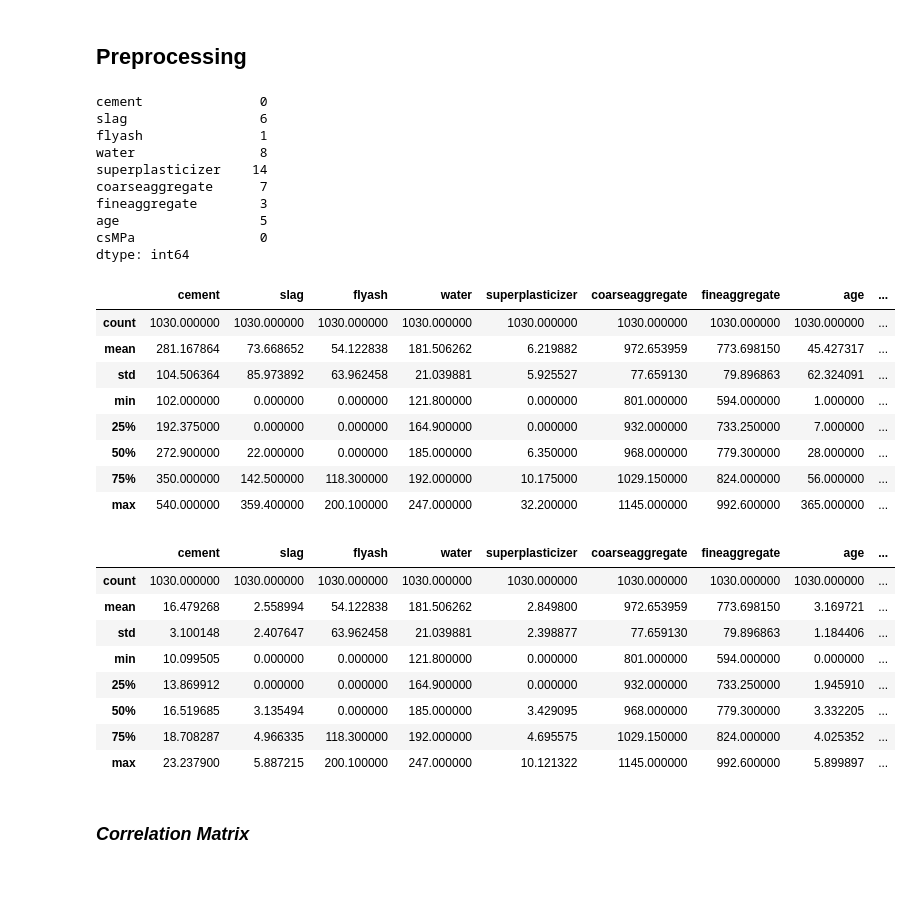
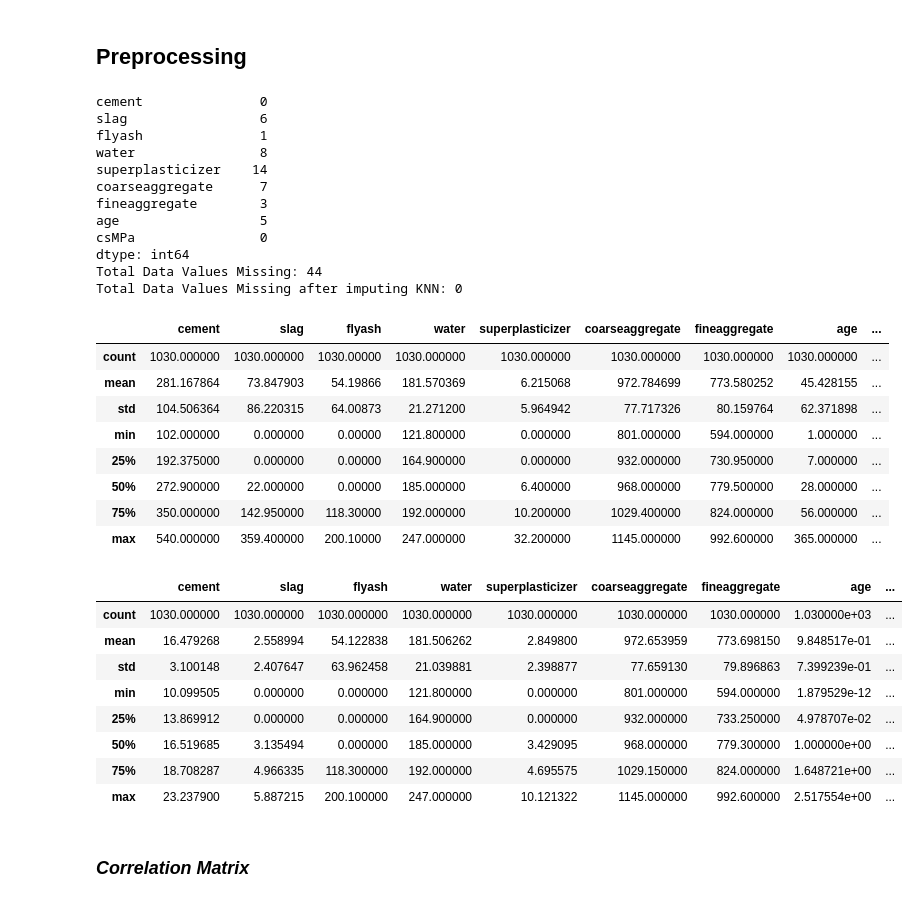
Before and after one commit to ryannduma/Concrete-Coding-Challenge, a Jupyter notebook: Computing challenge draft 4 Mervyn.ipynb, the cells around one changed output. Saved outputs shown, nothing was run; the diff lists cells and outputs as text; code cells hidden in the pictures.

```diff
--- a/Computing challenge draft 4 Mervyn.ipynb
+++ b/Computing challenge draft 4 Mervyn.ipynb
@@ -58,24 +58,33 @@ class PreProcessing:
             for variable in self.data.columns[:-1]:
                 self.data[variable].fillna(self.data[variable].mean(), inplace = True)
 
-            # Handle variables with irregular Gaussian patterns.
-            '''for col in ['slag', 'flyash', 'superplasticizer']:
-                mask = self.data[col] == 0
-                mean_csMPa_for_zeros = self.data[mask]['csMPa'].mean()      # Calculate mean csMPa for rows with 0 in these columns
-                self.data.loc[mask, 'csMPa'] = mean_csMPa_for_zeros         # Assign mean csMPa to those rows
-                self.data[col].fillna(self.data[col].mean(), inplace=True)  # Fill remaining NaNs with mean'''
-
         elif method == 'median':
             for variable in self.data.columns[:-1]:
                 self.data[variable].fillna(self.data[variable].median(), inplace = True)
 
-        # **This to check**
         elif method == 'knn':
+            data = self.data.values
+            # split into input and output elements
+            ix = [i for i in range(data.shape[1]) if i != 8]
+            X, y = data[:, ix], data[:, 8]
+            # print total missing
+            print('Total Data Values Missing: %d' % sum(np.isnan(X).flatten()))
+            # define imputer
             imputer = KNNImputer()
-            self.data = pd.DataFrame(imputer.fit_transform(self.data), columns=self.data.columns)
+            # fit on the dataset
+            imputer.fit(X)
+            # transform the dataset
+            Xtrans = imputer.transform(X)
+            # print total missing
+            print('Total Data Values Missing after imputing KNN: %d' % sum(np.isnan(Xtrans).flatten()))
+            df= pd.DataFrame(Xtrans)
+            df.insert(len(df.columns), 'csMPa', y)
+            df.columns = self.data.columns
+            self.data = df
 
         else:
             raise ValueError("Invalid imputation method.")
+
         return self.data
 
     def RemoveNaN (self) -> pd.DataFrame:
@@ -86,56 +95,58 @@ class PreProcessing:
         # Applies relevant transformations to the data for specified columns for optimisation in regression, given FillNaN is used.
         '''Note: This is still to be optimised, keep adjusting this function to see if it improves the model.'''
         trandata = self.FillNaN()
         trandata['cement'] = trandata['cement'].apply(lambda x: np.sqrt(x))
         trandata['slag'] = trandata['slag'].apply(lambda x:np.log(x+1))
         trandata['superplasticizer'] = trandata['superplasticizer'].apply(lambda x: np.sqrt(x**(4/3)))
-        trandata['age'] = np.log(trandata['age'])
+        trandata['age'] = np.exp(1-(28/trandata['age']))
 
         #trandata['flyash'] = trandata['flyash'].apply(lambda x:np.log(x+1))
         #trandata['water'] = trandata['water'].apply(lambda x: 1/np.sqrt(x))
         #trandata['coarseaggregate'] = trandata['coarseaggregate'].apply(lambda x: x**2)
         #trandata['fineaggregate'] = trandata['fineaggregate'].apply(lambda x: x**2)
         return trandata
 
 checkNaNs = PreProcessing(filename).checkNaN()
 print(checkNaNs)
 
 '''For reference, preprocessed: CD = Concrete Data and TCD = Transformed Concrete Data'''
-CD = PreProcessing(filename).FillNaN('mean')
+CD = PreProcessing(filename).FillNaN('knn')
 CD.describe()
 # %% [output]
 cement               0
 slag                 6
 flyash               1
 water                8
 superplasticizer    14
 coarseaggregate      7
 fineaggregate        3
 age                  5
 csMPa                0
 dtype: int64
+Total Data Values Missing: 44
+Total Data Values Missing after imputing KNN: 0
 |  | cement | slag | flyash | water | superplasticizer | coarseaggregate | fineaggregate | age | ... |
-| count | 1030.000000 | 1030.000000 | 1030.000000 | 1030.000000 | 1030.000000 | 1030.000000 | 1030.000000 | 1030.000000 | ... |
-| mean | 281.167864 | 73.668652 | 54.122838 | 181.506262 | 6.219882 | 972.653959 | 773.698150 | 45.427317 | ... |
-| std | 104.506364 | 85.973892 | 63.962458 | 21.039881 | 5.925527 | 77.659130 | 79.896863 | 62.324091 | ... |
-| min | 102.000000 | 0.000000 | 0.000000 | 121.800000 | 0.000000 | 801.000000 | 594.000000 | 1.000000 | ... |
-| 25% | 192.375000 | 0.000000 | 0.000000 | 164.900000 | 0.000000 | 932.000000 | 733.250000 | 7.000000 | ... |
-| 50% | 272.900000 | 22.000000 | 0.000000 | 185.000000 | 6.350000 | 968.000000 | 779.300000 | 28.000000 | ... |
-| 75% | 350.000000 | 142.500000 | 118.300000 | 192.000000 | 10.175000 | 1029.150000 | 824.000000 | 56.000000 | ... |
-| max | 540.000000 | 359.400000 | 200.100000 | 247.000000 | 32.200000 | 1145.000000 | 992.600000 | 365.000000 | ... |
+| count | 1030.000000 | 1030.000000 | 1030.00000 | 1030.000000 | 1030.000000 | 1030.000000 | 1030.000000 | 1030.000000 | ... |
+| mean | 281.167864 | 73.847903 | 54.19866 | 181.570369 | 6.215068 | 972.784699 | 773.580252 | 45.428155 | ... |
+| std | 104.506364 | 86.220315 | 64.00873 | 21.271200 | 5.964942 | 77.717326 | 80.159764 | 62.371898 | ... |
+| min | 102.000000 | 0.000000 | 0.00000 | 121.800000 | 0.000000 | 801.000000 | 594.000000 | 1.000000 | ... |
+| 25% | 192.375000 | 0.000000 | 0.00000 | 164.900000 | 0.000000 | 932.000000 | 730.950000 | 7.000000 | ... |
+| 50% | 272.900000 | 22.000000 | 0.00000 | 185.000000 | 6.400000 | 968.000000 | 779.500000 | 28.000000 | ... |
+| 75% | 350.000000 | 142.950000 | 118.30000 | 192.000000 | 10.200000 | 1029.400000 | 824.000000 | 56.000000 | ... |
+| max | 540.000000 | 359.400000 | 200.10000 | 247.000000 | 32.200000 | 1145.000000 | 992.600000 | 365.000000 | ... |
 # %%
 TCD = PreProcessing(filename).Transform()
 TCD.describe() # General statistics of the data for each variable in the transformed .
 # %% [output]
 |  | cement | slag | flyash | water | superplasticizer | coarseaggregate | fineaggregate | age | ... |
-| count | 1030.000000 | 1030.000000 | 1030.000000 | 1030.000000 | 1030.000000 | 1030.000000 | 1030.000000 | 1030.000000 | ... |
-| mean | 16.479268 | 2.558994 | 54.122838 | 181.506262 | 2.849800 | 972.653959 | 773.698150 | 3.169721 | ... |
-| std | 3.100148 | 2.407647 | 63.962458 | 21.039881 | 2.398877 | 77.659130 | 79.896863 | 1.184406 | ... |
-| min | 10.099505 | 0.000000 | 0.000000 | 121.800000 | 0.000000 | 801.000000 | 594.000000 | 0.000000 | ... |
-| 25% | 13.869912 | 0.000000 | 0.000000 | 164.900000 | 0.000000 | 932.000000 | 733.250000 | 1.945910 | ... |
-| 50% | 16.519685 | 3.135494 | 0.000000 | 185.000000 | 3.429095 | 968.000000 | 779.300000 | 3.332205 | ... |
-| 75% | 18.708287 | 4.966335 | 118.300000 | 192.000000 | 4.695575 | 1029.150000 | 824.000000 | 4.025352 | ... |
-| max | 23.237900 | 5.887215 | 200.100000 | 247.000000 | 10.121322 | 1145.000000 | 992.600000 | 5.899897 | ... |
+| count | 1030.000000 | 1030.000000 | 1030.000000 | 1030.000000 | 1030.000000 | 1030.000000 | 1030.000000 | 1.030000e+03 | ... |
+| mean | 16.479268 | 2.558994 | 54.122838 | 181.506262 | 2.849800 | 972.653959 | 773.698150 | 9.848517e-01 | ... |
+| std | 3.100148 | 2.407647 | 63.962458 | 21.039881 | 2.398877 | 77.659130 | 79.896863 | 7.399239e-01 | ... |
+| min | 10.099505 | 0.000000 | 0.000000 | 121.800000 | 0.000000 | 801.000000 | 594.000000 | 1.879529e-12 | ... |
+| 25% | 13.869912 | 0.000000 | 0.000000 | 164.900000 | 0.000000 | 932.000000 | 733.250000 | 4.978707e-02 | ... |
+| 50% | 16.519685 | 3.135494 | 0.000000 | 185.000000 | 3.429095 | 968.000000 | 779.300000 | 1.000000e+00 | ... |
+| 75% | 18.708287 | 4.966335 | 118.300000 | 192.000000 | 4.695575 | 1029.150000 | 824.000000 | 1.648721e+00 | ... |
+| max | 23.237900 | 5.887215 | 200.100000 | 247.000000 | 10.121322 | 1145.000000 | 992.600000 | 2.517554e+00 | ... |
 # %% [markdown]
 ### *Correlation Matrix*
 # %%
```
Also changed, not shown: parts of 26 cells of this notebook.
